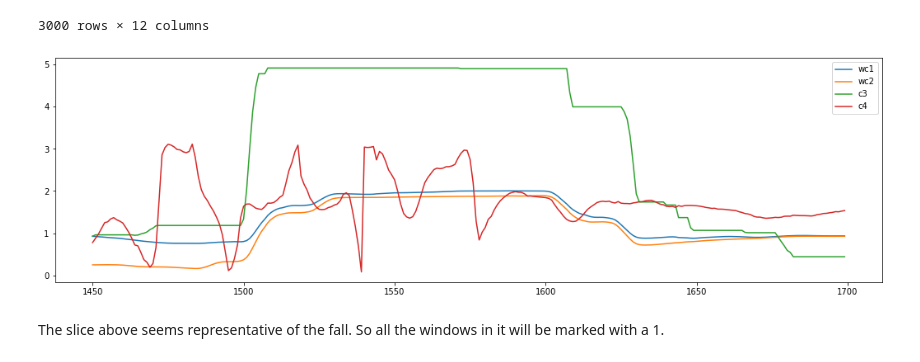
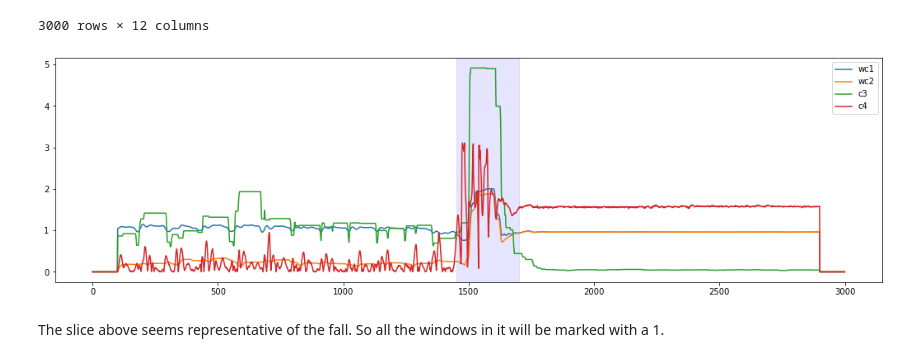
Before and after one commit to MaxFrax/FederatedLearningOutlierDetection, a Jupyter notebook: jupyter/SisFallExperiments.ipynb, the cells around one changed output. Cells and saved outputs as stored; diff of their text form; code cells hidden in the pictures.

Commit message:
Adds region highlighting to fall region in plot

```diff
--- a/jupyter/SisFallExperiments.ipynb
+++ b/jupyter/SisFallExperiments.ipynb
@@ -409,17 +409,17 @@ df
 | 2999 | -0.949219 | 0.011719 | 0.000046 | 0.949291 | 0.0 | 0.949219 | 0.0 | 0.0 | 0.0 | -0.956232 | 0.008429 | ... |
 3000 rows × 12 columns
 # %%
-f = df[1450:1700]
+plt.axvspan(1450, 1700, color='blue', alpha=0.1)
 
-plt.plot(f['wc1'], label='wc1')
-plt.plot(f['wc2'], label='wc2')
-plt.plot(f['c3'], label='c3')
-plt.plot(f['c4'], label='c4')
+plt.plot(df['wc1'], label='wc1')
+plt.plot(df['wc2'], label='wc2')
+plt.plot(df['c3'], label='c3')
+plt.plot(df['c4'], label='c4')
 
 plt.legend()
 plt.show()
 # %% [output]
-[figure, old version]
+[figure, new version]
 # %% [markdown]
 The slice above seems representative of the fall. So all the windows in it will be marked with a 1.
 # %%
```
Also changed, not shown: parts of 2 cells of this notebook.
